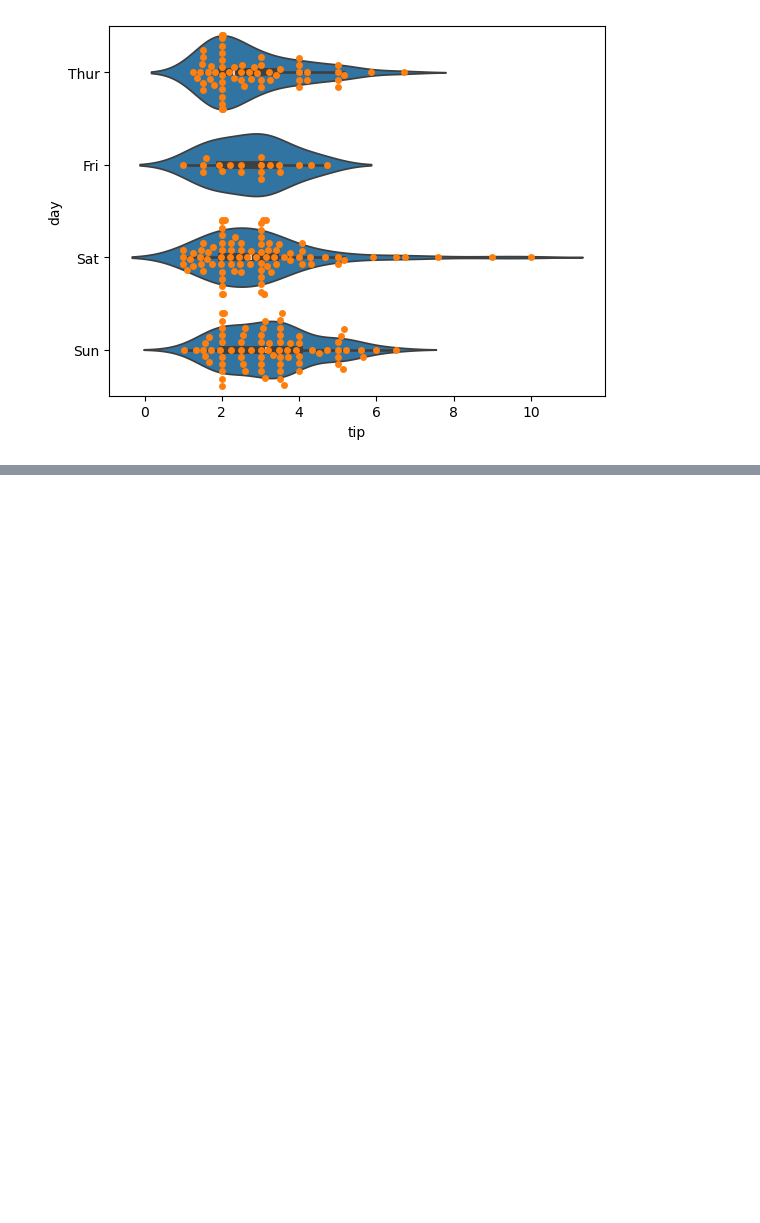
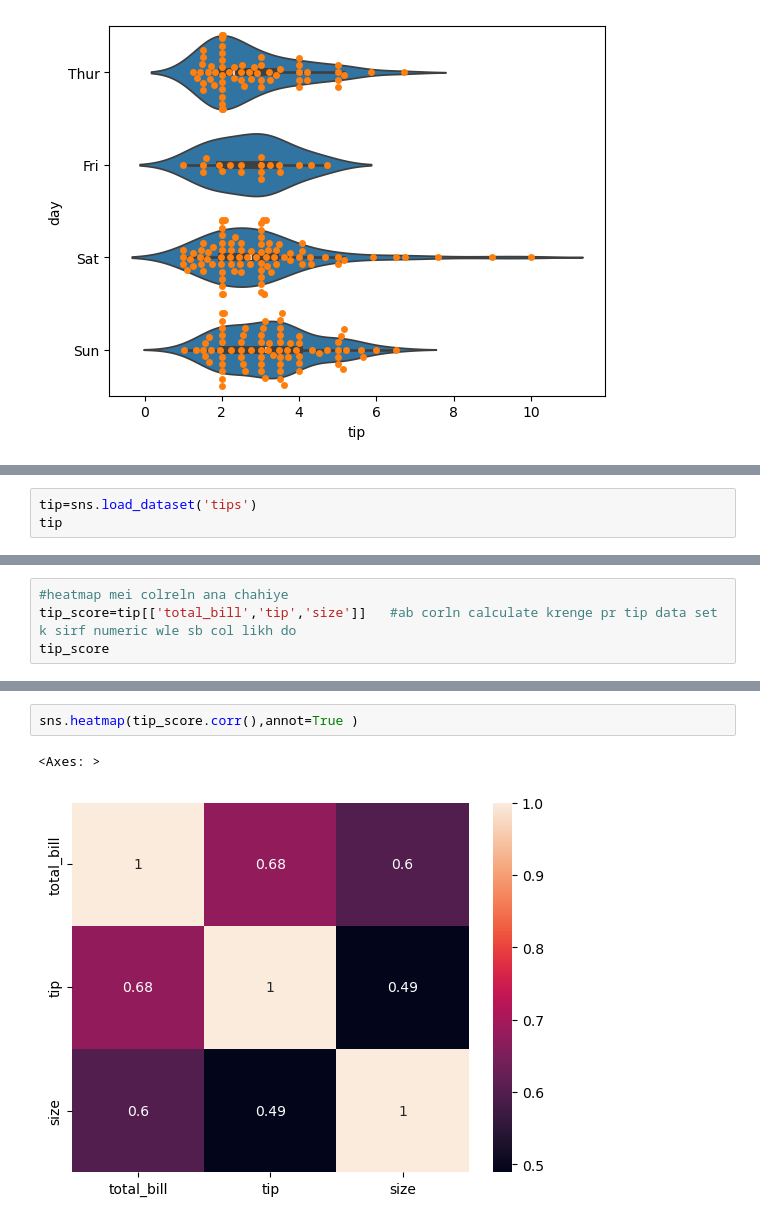
Before and after one commit to dhruvjoshi07/Data_Analysis_Notebook, a Jupyter notebook: pylibrary/seaborn.ipynb, the cells around one changed output, grey strips where cells are left out. Cells and saved outputs as stored; diff of their text form; blank space fills up the shorter version.

Commit message:
Data Visulaization

```diff
--- a/pylibrary/seaborn.ipynb
+++ b/pylibrary/seaborn.ipynb
@@ -221,0 +245,3 @@ sns.swarmplot(x='tip',y='day',data=df)
+# %%
+tip=sns.load_dataset('tips')
+tip
@@ -221,0 +264,4 @@ sns.swarmplot(x='tip',y='day',data=df)
+# %%
+#heatmap mei colreln ana chahiye
+tip_score=tip[['total_bill','tip','size']]   #ab corln calculate krenge pr tip data set k sirf numeric wle sb col likh do
+tip_score
@@ -221,0 +289,5 @@ sns.swarmplot(x='tip',y='day',data=df)
+# %%
+sns.heatmap(tip_score.corr(),annot=True )
+# %% [output]
+<Axes: >
+[figure, added]
```
Also changed, not shown: parts of 13 cells of this notebook.
